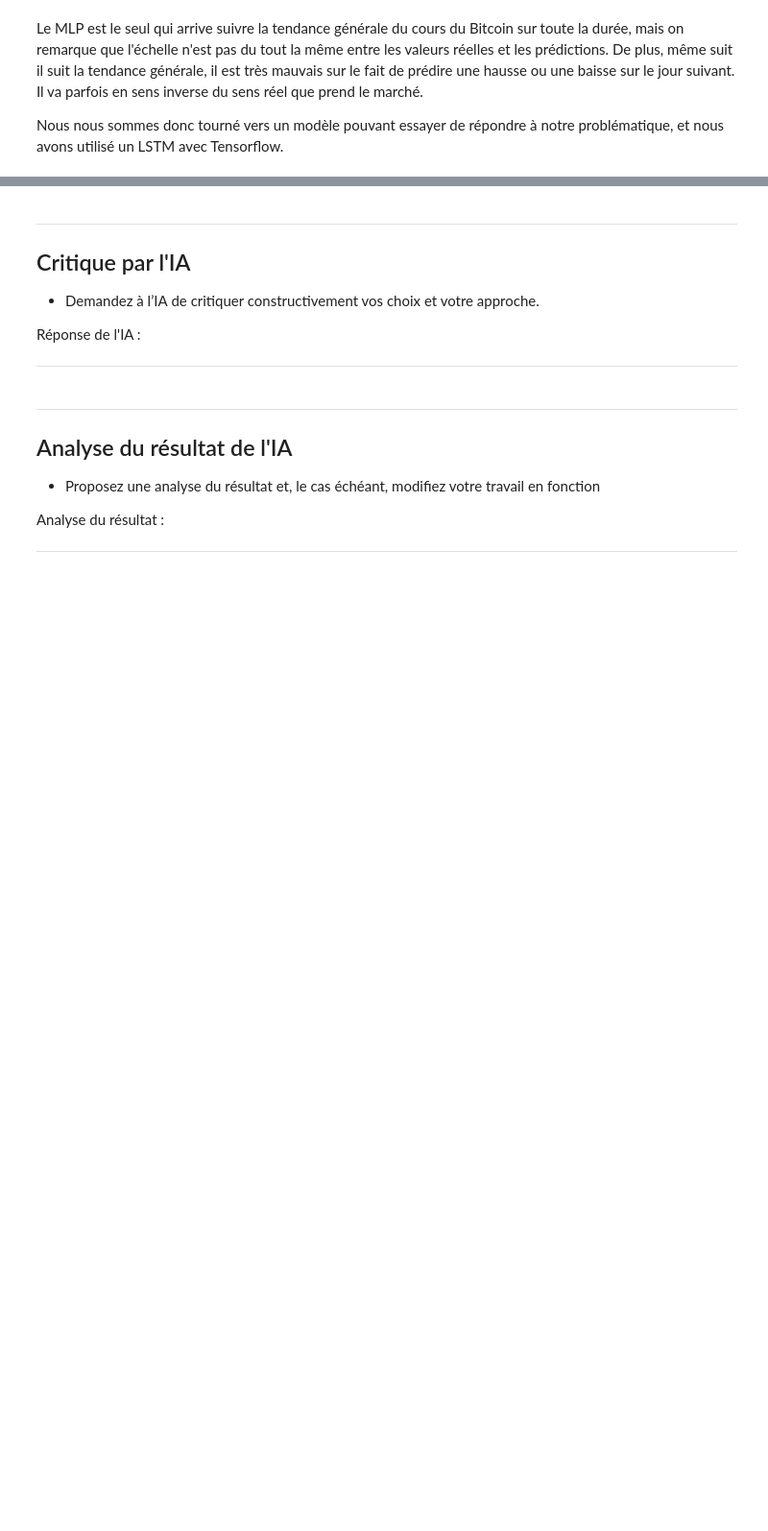
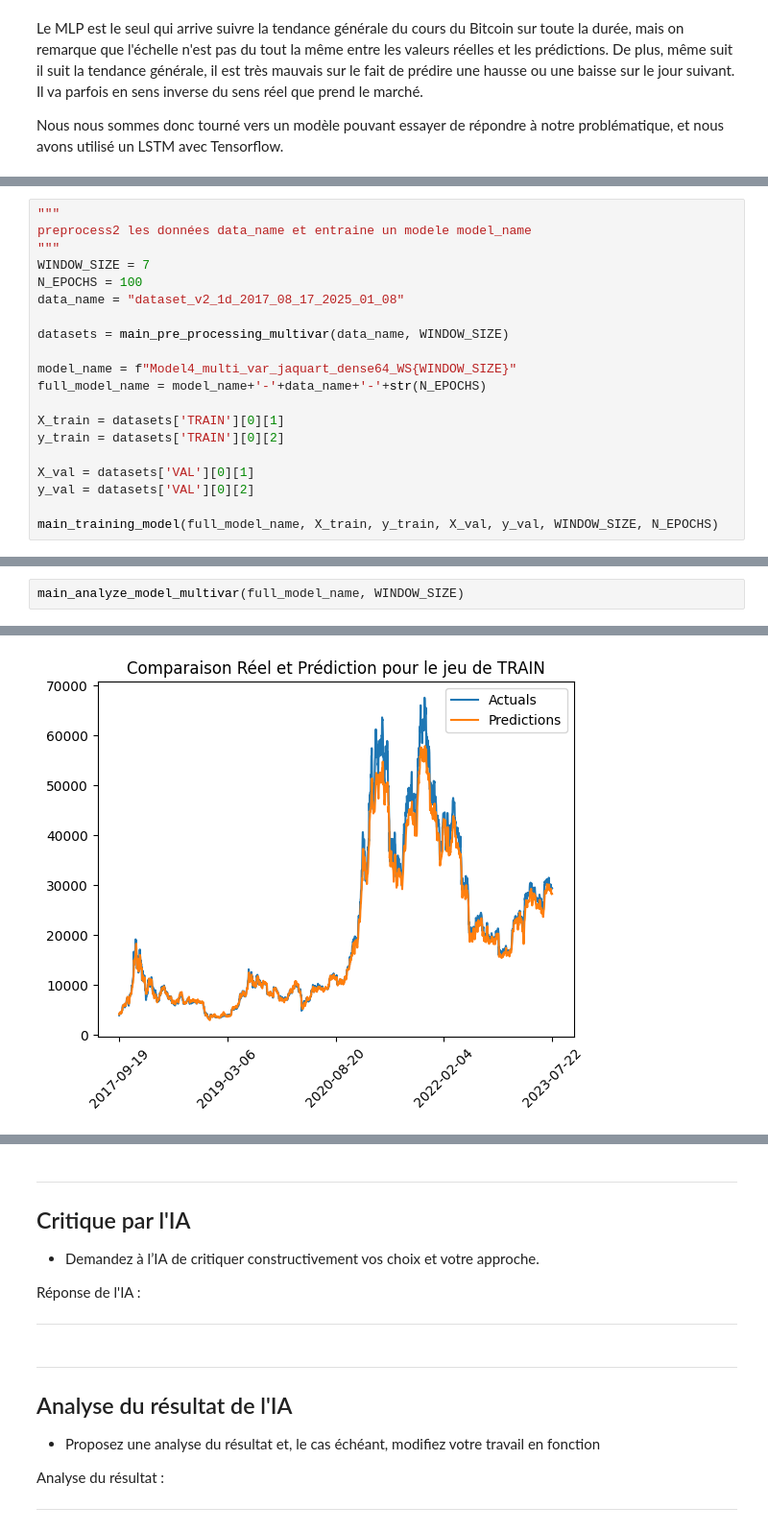
Before and after one commit to Jadorlo/Projet_ml, a Jupyter notebook: notebook/projet_ml_LUNEL_DJAREDDIR_G19.ipynb, the cells around one changed output, grey strips where cells are left out. Shown at 96% size. Drawn from its saved outputs; the diff is of its cells as text; blank space fills up the shorter version.

```diff
--- a/notebook/projet_ml_LUNEL_DJAREDDIR_G19.ipynb
+++ b/notebook/projet_ml_LUNEL_DJAREDDIR_G19.ipynb
@@ -729,0 +2106,20 @@ Nous nous sommes donc tourné vers un modèle pouvant essayer de répondre à no
+# %%
+"""
+preprocess2 les données data_name et entraine un modele model_name
+"""
+WINDOW_SIZE = 7
+N_EPOCHS = 100
+data_name = "dataset_v2_1d_2017_08_17_2025_01_08"
+
+datasets = main_pre_processing_multivar(data_name, WINDOW_SIZE)
+
+model_name = f"Model4_multi_var_jaquart_dense64_WS{WINDOW_SIZE}"
+full_model_name = model_name+'-'+data_name+'-'+str(N_EPOCHS)
+
+X_train = datasets['TRAIN'][0][1]
+y_train = datasets['TRAIN'][0][2]
+
+X_val = datasets['VAL'][0][1]
+y_val = datasets['VAL'][0][2]
+
+main_training_model(full_model_name, X_train, y_train, X_val, y_val, WINDOW_SIZE, N_EPOCHS)
@@ -729,0 +2154,3 @@ Nous nous sommes donc tourné vers un modèle pouvant essayer de répondre à no
+# %%
+main_analyze_model_multivar(full_model_name, WINDOW_SIZE)
+# %% [output]
@@ -729,0 +2174 @@ Nous nous sommes donc tourné vers un modèle pouvant essayer de répondre à no
+[figure, added]
```
Also changed, not shown: parts of 34 cells of this notebook, 4 other files.
